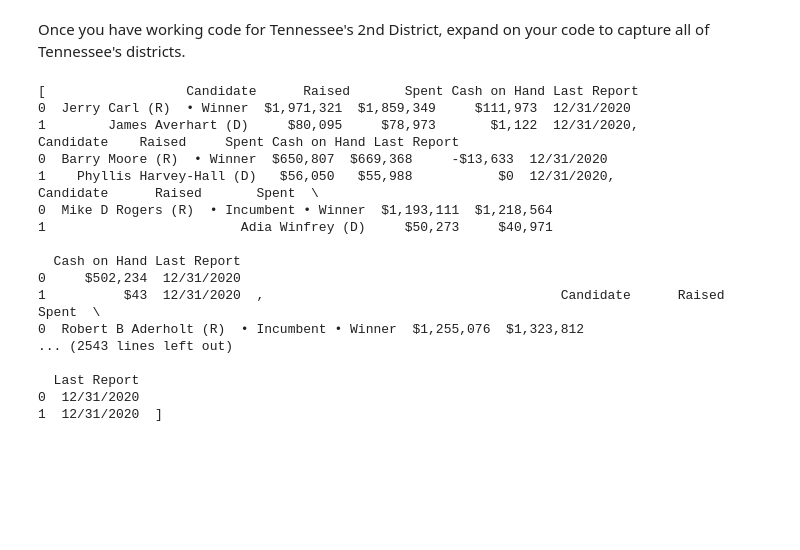
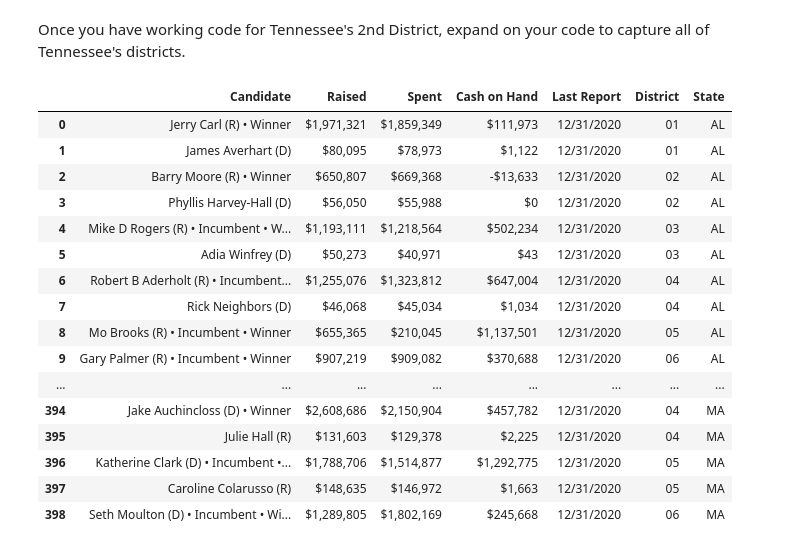
Before and after one commit to nedatahe/webscraping_open_secrets-blue-barracudas-1, a Jupyter notebook: Question 2.ipynb, the cells around one changed output. Saved outputs shown, nothing was run; the diff lists cells and outputs as text; code cells hidden in the pictures; blank space fills up the shorter version.

```diff
--- a/Question 2.ipynb
+++ b/Question 2.ipynb
@@ -28,38 +28,44 @@ state_postal_rep['representatives'] = state_postal_rep['representatives'].astype
 #create dictionary postal codes:reps
 state_rep_dict = dict(zip(state_postal_rep.Postal, state_postal_rep.representatives))
 # %%
-table= []   #table = pd.DataFrame() results in empty df after for loop is run
+table= []
 
 def get_district(state, district_number):
     global table
-    base_url = 'https://www.opensecrets.org/races/summary?cycle=2020&id={}{}&spec=N'.format(state, str(district_number).zfill(2))
+    zfill = str(district_number).zfill(2)
+    base_url = 'https://www.opensecrets.org/races/summary?cycle=2020&id={}{}&spec=N'.format(state, zfill)
     response = requests.get(base_url)
     soup = BS(response.text)
-    table.append(pd.read_html(str(soup.find('table', attrs={'class' : 'DataTable'})))[0]) #y no work???, tried adding  [0]
+    candidate = pd.read_html(str(soup.find('table', attrs={'class' : 'DataTable'})))[0]
+    candidate["District"] = zfill
+    candidate['State'] = state
+    table.append(candidate)
     return table
 # %%
+pd.options.display.max_rows=1000
 for state, reps in state_rep_dict.items():
     for district in range (1,reps+1):
         get_district(state,district)
-print(table)
+table_concat = pd.concat(table, ignore_index=True)
+table_concat
 # %% [output]
-[                  Candidate      Raised       Spent Cash on Hand Last Report
-0  Jerry Carl (R)  • Winner  $1,971,321  $1,859,349     $111,973  12/31/2020
-1        James Averhart (D)     $80,095     $78,973       $1,122  12/31/2020,                    Candidate    Raised     Spent Cash on Hand Last Report
-0  Barry Moore (R)  • Winner  $650,807  $669,368     -$13,633  12/31/2020
-1    Phyllis Harvey-Hall (D)   $56,050   $55,988           $0  12/31/2020,                                  Candidate      Raised       Spent  \
-0  Mike D Rogers (R)  • Incumbent • Winner  $1,193,111  $1,218,564
-1                         Adia Winfrey (D)     $50,273     $40,971
-
-  Cash on Hand Last Report
-0     $502,234  12/31/2020
-1          $43  12/31/2020  ,                                      Candidate      Raised       Spent  \
-0  Robert B Aderholt (R)  • Incumbent • Winner  $1,255,076  $1,323,812
-... (2543 lines left out)
-
-  Last Report
-0  12/31/2020
-1  12/31/2020  ]
+|  | Candidate | Raised | Spent | Cash on Hand | Last Report | District | State |
+| 0 | Jerry Carl (R) • Winner | $1,971,321 | $1,859,349 | $111,973 | 12/31/2020 | 01 | AL |
+| 1 | James Averhart (D) | $80,095 | $78,973 | $1,122 | 12/31/2020 | 01 | AL |
+| 2 | Barry Moore (R) • Winner | $650,807 | $669,368 | -$13,633 | 12/31/2020 | 02 | AL |
+| 3 | Phyllis Harvey-Hall (D) | $56,050 | $55,988 | $0 | 12/31/2020 | 02 | AL |
+| 4 | Mike D Rogers (R) • Incumbent • W... | $1,193,111 | $1,218,564 | $502,234 | 12/31/2020 | 03 | AL |
+| 5 | Adia Winfrey (D) | $50,273 | $40,971 | $43 | 12/31/2020 | 03 | AL |
+| 6 | Robert B Aderholt (R) • Incumbent... | $1,255,076 | $1,323,812 | $647,004 | 12/31/2020 | 04 | AL |
+| 7 | Rick Neighbors (D) | $46,068 | $45,034 | $1,034 | 12/31/2020 | 04 | AL |
+| 8 | Mo Brooks (R) • Incumbent • Winner | $655,365 | $210,045 | $1,137,501 | 12/31/2020 | 05 | AL |
+| 9 | Gary Palmer (R) • Incumbent • Winner | $907,219 | $909,082 | $370,688 | 12/31/2020 | 06 | AL |
+| ... | ... | ... | ... | ... | ... | ... | ... |
+| 394 | Jake Auchincloss (D) • Winner | $2,608,686 | $2,150,904 | $457,782 | 12/31/2020 | 04 | MA |
+| 395 | Julie Hall (R) | $131,603 | $129,378 | $2,225 | 12/31/2020 | 04 | MA |
+| 396 | Katherine Clark (D) • Incumbent •... | $1,788,706 | $1,514,877 | $1,292,775 | 12/31/2020 | 05 | MA |
+| 397 | Caroline Colarusso (R) | $148,635 | $146,972 | $1,663 | 12/31/2020 | 05 | MA |
+| 398 | Seth Moulton (D) • Incumbent • Wi... | $1,289,805 | $1,802,169 | $245,668 | 12/31/2020 | 06 | MA |
 # %%
 #for all districts in TN
 
```
Also changed, not shown: parts of 4 cells of this notebook.
